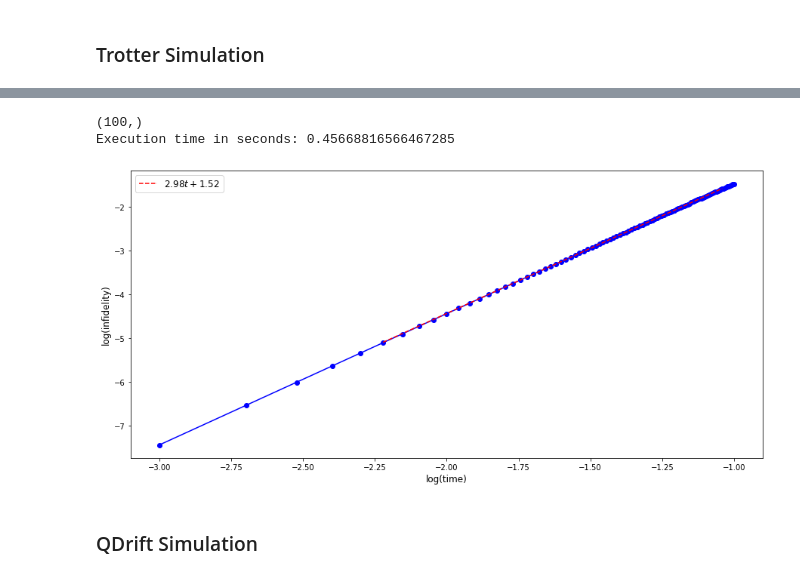
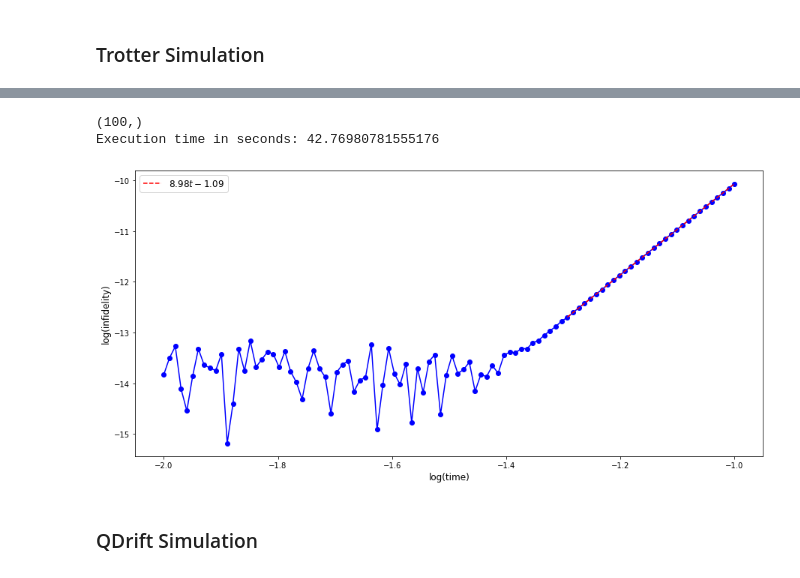
Before and after one commit to mattp97/Trotter-Qdrift-Simulation, a Jupyter notebook: Hybridized Simulation Jellium.ipynb, the cells around one changed output, grey strips where cells are left out. Cells and saved outputs as stored; diff of their text form; code cells hidden in the pictures.

Commit message:
Legend of the lost bracket
Fixed the time constant, so Trotter higher orders seem to work now.

```diff
--- a/Hybridized Simulation Jellium.ipynb
+++ b/Hybridized Simulation Jellium.ipynb
@@ -155,13 +154,13 @@ print(sim.simulate(np.pi / 2, 4)) #output state should be sigma_X |0> = |1>
 # %%
-sim1 = TrotterSim(hamiltonian_list, 2)
+sim1 = TrotterSim(hamiltonian_list, 8)
 #sim1.initial_state = InitialState
 # %%
 startTime = time.time()
 
-tStart = 0.001
+tStart = 0.01
 tFinal = 0.1
 tSteps = 100
-times = np.linspace(tStart, tFinal, tSteps)
+times = np.geomspace(tStart, tFinal, tSteps)
 
 trot_compiler_inf = []
 for t in times:
@@ -175,32 +174,33 @@ executionTime = (time.time() - startTime)
 print('Execution time in seconds: ' + str(executionTime))
 # %% [output]
 (100,)
-Execution time in seconds: 0.45668816566467285
+Execution time in seconds: 42.76980781555176
 # %%
 #data = log_trot_compiler_inf[:, 0, 0]
 data = log_trot_compiler_inf
 plt.figure(figsize = (15, 7))
 plt.plot(log_times, data, 'bo-')
 plt.xlabel('log(time)', size = 12)
 plt.ylabel('log(infidelity)', size = 12)
 
-fit_points = 5 #declare the starting point to fit in the data
+start_fit_points= 70  #declare the starting point to fit in the data
+end_fit_points = -1
 
-p = np.polyfit(log_times[fit_points: -10], data[fit_points: -10], 1)
+p = np.polyfit(log_times[start_fit_points: end_fit_points], data[start_fit_points: end_fit_points], 1)
 f = np.poly1d(p)
 
-t_new = np.linspace(log_times[fit_points], log_times[-10], 50)
+t_new = np.linspace(log_times[start_fit_points], log_times[end_fit_points], 50)
 y_new = f(t_new)
 
 data = symbols("t")
 poly = sum(S("{:6.2f}".format(v))*data**i for i, v in enumerate(p[::-1]))
 eq_latex = printing.latex(poly)
 
 plt.plot(t_new, y_new, 'r--', label="${}$".format(eq_latex))
 plt.legend(fontsize="large")
 plt.show()
 # %% [output]
-[figure, old version]
+[figure, new version]
 # %% [markdown]
 ### QDrift Simulation
 # %%
```
Also changed, not shown: parts of 7 cells of this notebook, 1 other file.
